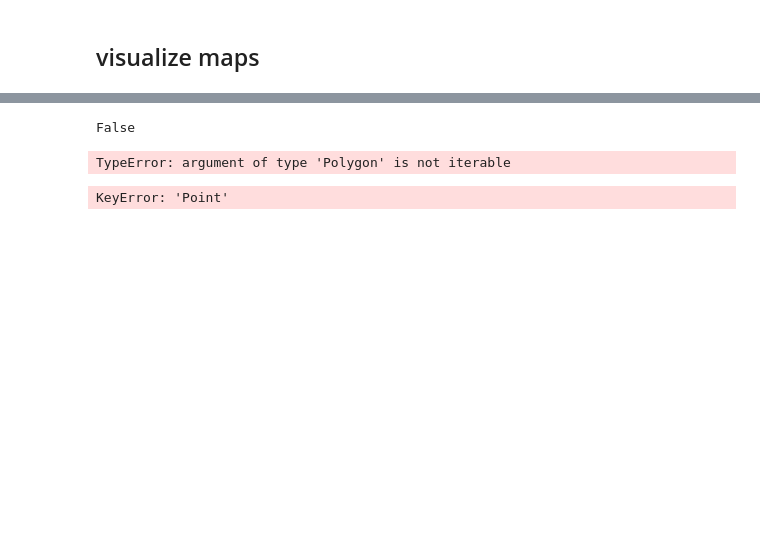
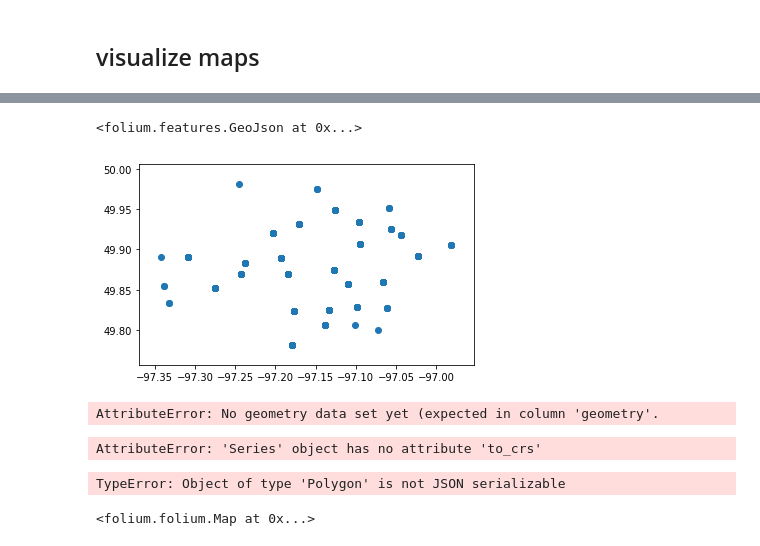
Before and after one commit to ruxi/opendata_hackathon_2018, a Jupyter notebook: Datasets_v3_newcoords.ipynb, the cells around one changed output, grey strips where cells are left out. Saved outputs shown, nothing was run; the diff lists cells and outputs as text; code cells hidden in the pictures; blank space fills up the shorter version.

```diff
--- a/Datasets_v3_newcoords.ipynb
+++ b/Datasets_v3_newcoords.ipynb
@@ -373,7 +373,7 @@ winnipeg_areas = pd.DataFrame(neighbourhoods.set_index('name')['newgeom'])
 winnipeg_areas.index.name = 'area_name'
 winnipeg_areas = winnipeg_areas.rename(columns = {'newgeom':'area_geom'})
 df = distance_matrix_between_neighbourhood_and_bugtraps
-winnipeg_areas['nearest_bugtrap'] = df.apply(pd.Series.argmin)
+winnipeg_areas['nearest_bugtrap'] = df.apply(pd.Series.idxmin)
 winnipeg_areas['nearest_bugtrap_geom'] \
 = winnipeg_areas['nearest_bugtrap'].map(bugloc)
 winnipeg_areas['nearest_bugtrap_distance'] = df.apply(np.min)
@@ -382,6 +382,10 @@ winnipeg_areas['area_intersects_bugtrap'] =\
     datum['nearest_bugtrap_geom'].intersects(datum['area_geom'])
     for area_name, datum in winnipeg_areas.iterrows()
 ]
+
+# make sure everything is a geo-related pdseries
+winnipeg_areas = winnipeg_areas.apply(lambda x: GeoSeries(x))
+winnipeg_areas = GeoDataFrame(winnipeg_areas)
 winnipeg_areas.head(1).T
 # %% [output]
 | area_name | Seven Oaks |
@@ -740,28 +406,0 @@ from geopandas import GeoSeries
-# %%
-testhood.intersects(bugs.newgeom[0])
-# %% [output]
-False
-# %%
-bugs.newgeom[0] in neighbourhoods.newgeom[0]
-# %% [output]
-TypeError: argument of type 'Polygon' is not iterable
-# %%
-import shapely.geometry
-def transform_geometry_json_to_object(the_geom,
-                                      geom_type = "type",
-                                      coord_varname = 'coordinates'
-                                     ):
-    result = []
-    for datum in the_geom:
-        geom_type    = datum[geom_type]
-#         coord_values = datum[coord_varname]
-#         if geom_type == 'MultiPolygon':
-#             geom_type = 'Polygon'
-#         geomfxn = getattr(shapely.geometry, geom_type)
-#         output = geomfxn(coord_values)
-#         result.append(output)
-
-
-transform_geometry_json_to_object(bikes.the_geom)
-# %% [output]
-KeyError: 'Point'
@@ -767,0 +409,25 @@ KeyError: 'Point'
+# %%
+folium.features.GeoJson(winnipeg_areas.area_geom.to_dict())
+# %% [output]
+<folium.features.GeoJson at 0x...>
+# %%
+ax = winnipeg_areas.set_geometry('nearest_bugtrap_geom').plot()
+# %% [output]
+[figure, added]
+# %%
+winnipeg_areas.to_crs()
+# %% [output]
+AttributeError: No geometry data set yet (expected in column 'geometry'.
+# %%
+GeoDataFrame(winnipeg_areas).area_geom
+# %% [output]
+AttributeError: 'Series' object has no attribute 'to_crs'
+# %%
+mapwpg = folium.Map(wpg_xy)
+mapwpg.add_children(
+
+                   )
+mapwpg
+# %% [output]
+TypeError: Object of type 'Polygon' is not JSON serializable
+<folium.folium.Map at 0x...>
```
Also changed, not shown: parts of 38 cells of this notebook.
